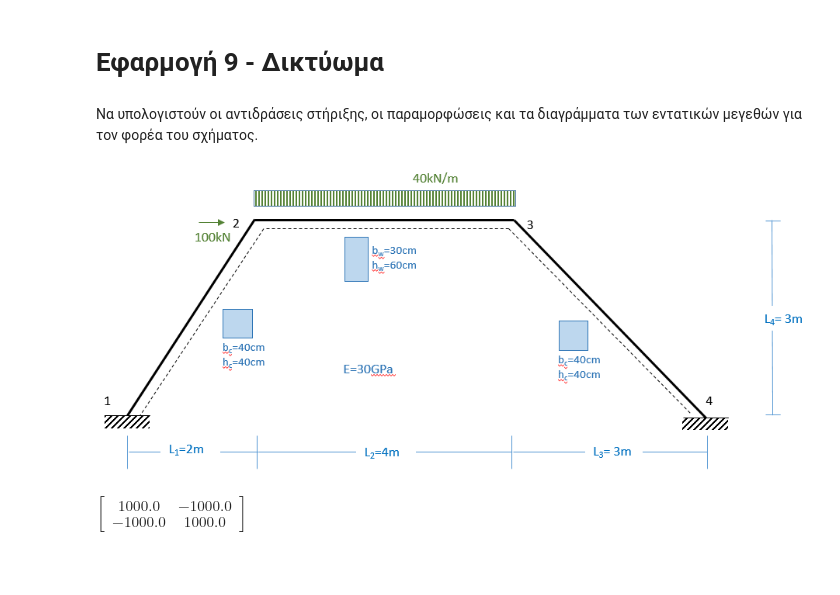
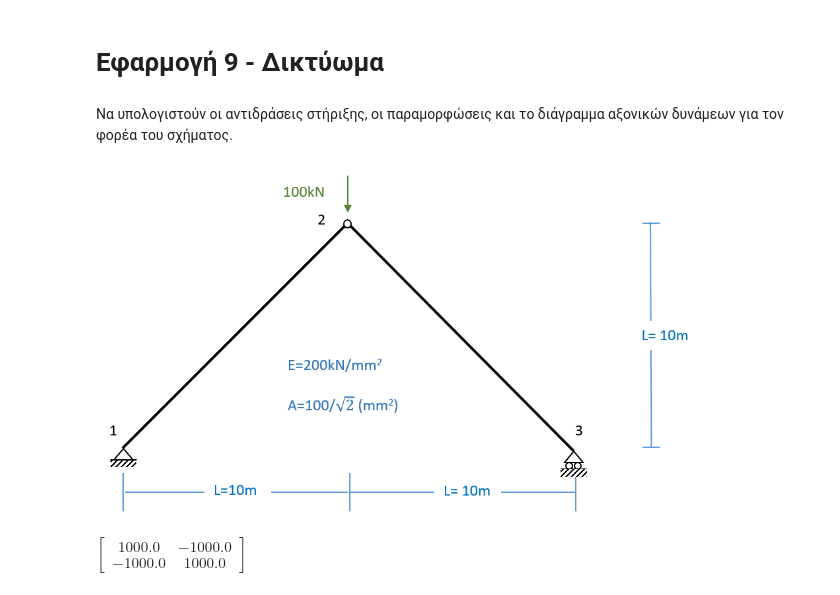
Before and after one commit to panagop/ihu_courses, a Jupyter notebook: jupyter/ihu/statiki_me_mitroa/example9/example9.ipynb, the cells around one changed output. Drawn from its saved outputs; the diff is of its cells as text; code cells hidden in the pictures; blank space fills up the shorter version.

Commit message:
example9

```diff
--- a/jupyter/ihu/statiki_me_mitroa/example9/example9.ipynb
+++ b/jupyter/ihu/statiki_me_mitroa/example9/example9.ipynb
@@ -15,9 +15,9 @@ from IPython.display import Image
 # %% [markdown]
 # Εφαρμογή 9 - Δικτύωμα
 # %% [markdown]
-Να υπολογιστούν οι αντιδράσεις στήριξης, οι παραμορφώσεις και τα διαγράμματα των εντατικών μεγεθών για τον φορέα του σχήματος.
+Να υπολογιστούν οι αντιδράσεις στήριξης, οι παραμορφώσεις και τo διάγραμμα αξονικών δυνάμεων για τον φορέα του σχήματος.
 # %%
-Image("https://raw.githubusercontent.com/panagop/ihu_courses/main/shared/images/mitroa/example8/ekfonisi.png", width=800)
+Image("https://raw.githubusercontent.com/panagop/ihu_courses/main/shared/images/mitroa/example9/ekfonisi.png", width=600)
 # %% [output]
-[figure, old version]
+[figure, new version]
 # %%
```
Also changed, not shown: parts of 1 cell of this notebook, 2 other files.
